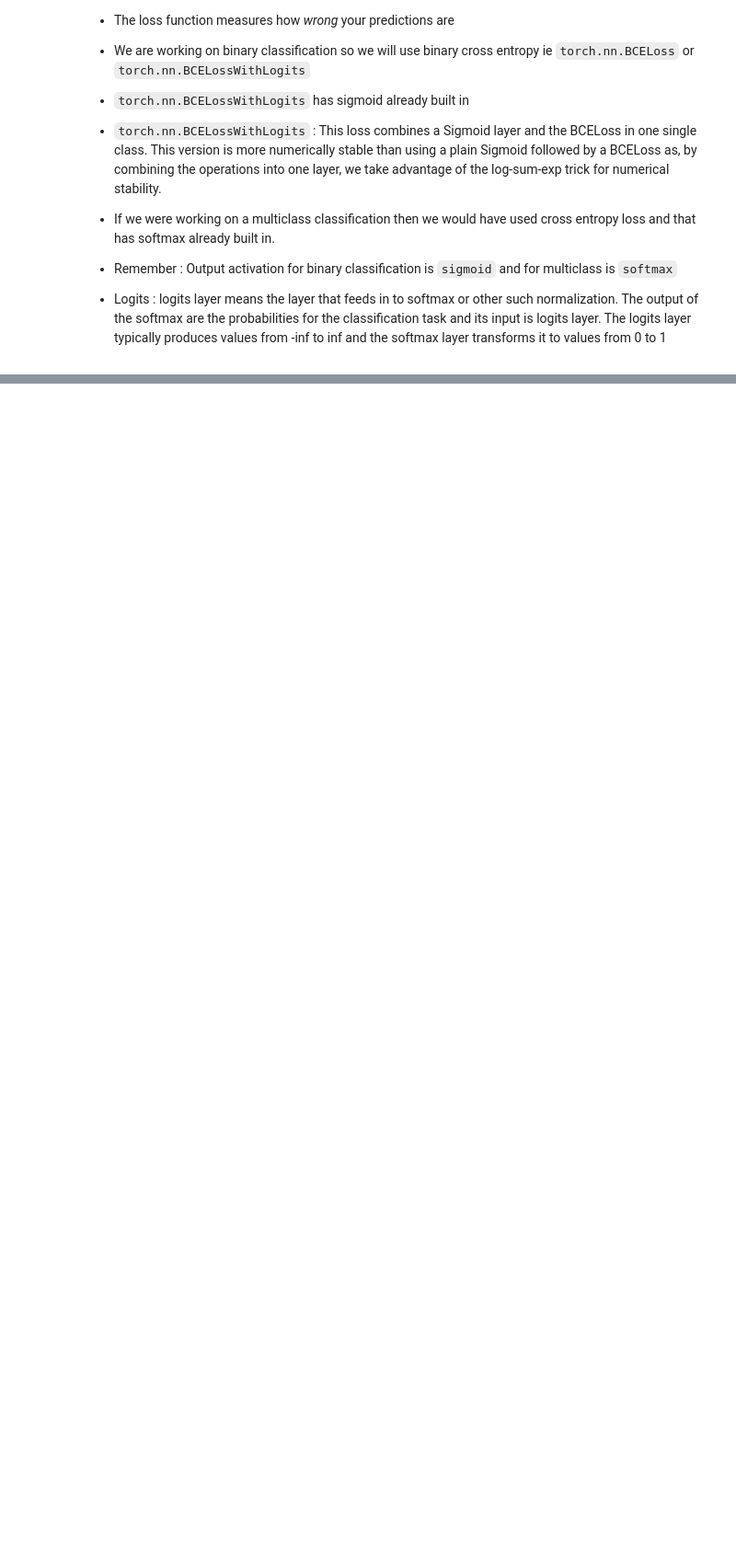
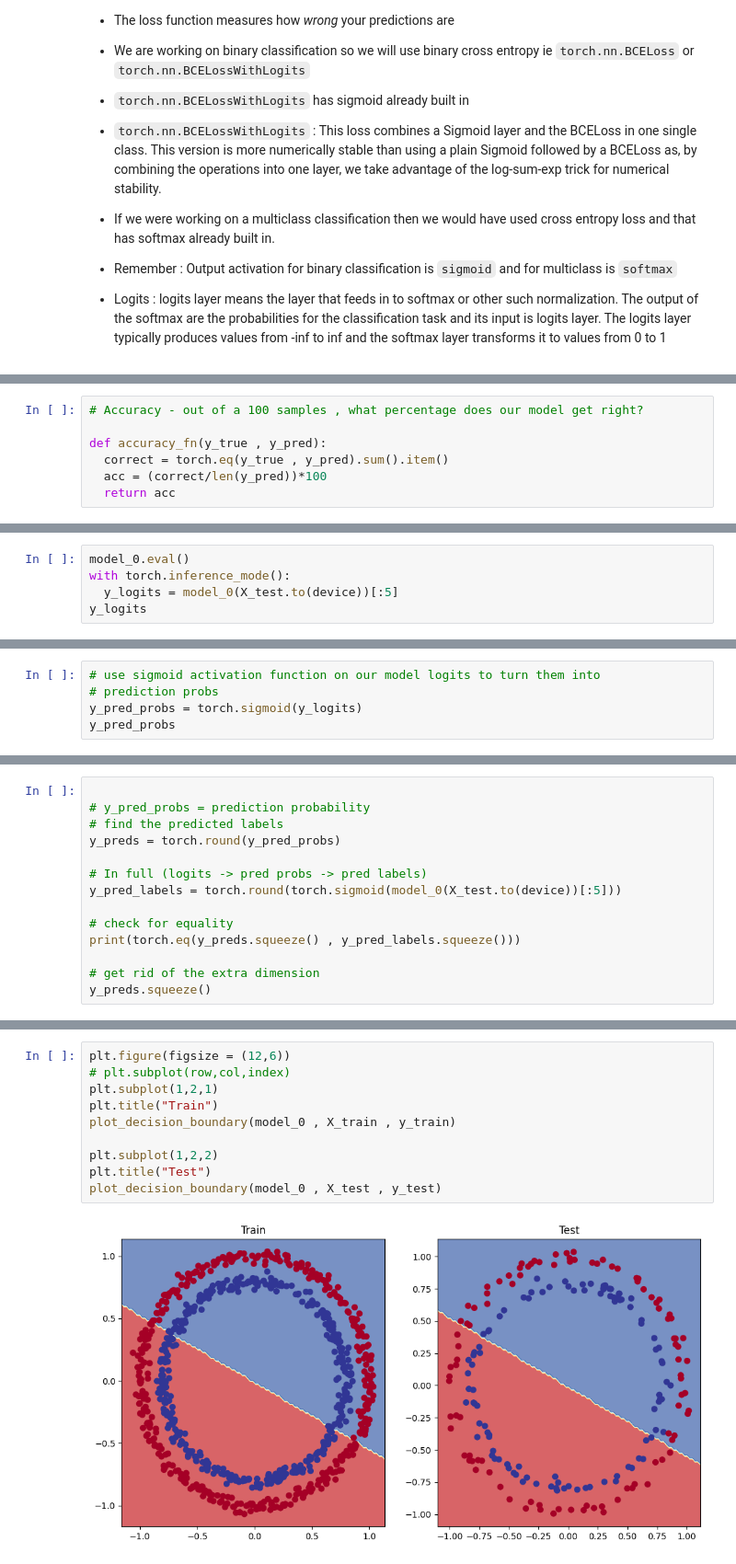
Before and after one commit to mahidhiman12/Deep_learning_with_PyTorch, a Jupyter notebook: 4_PyTorch_NN.ipynb, the cells around one changed output, grey strips where cells are left out. Shown: that part at 92% size. Drawn from its saved outputs; the diff is of its cells as text; blank space fills up the shorter version.

```diff
--- a/4_PyTorch_NN.ipynb
+++ b/4_PyTorch_NN.ipynb
@@ -366,0 +372,7 @@ loss_fn = nn.BCEWithLogitsLoss()
+# %%
+# Accuracy - out of a 100 samples , what percentage does our model get right?
+
+def accuracy_fn(y_true , y_pred):
+  correct = torch.eq(y_true , y_pred).sum().item()
+  acc = (correct/len(y_pred))*100
+  return acc
@@ -366,0 +396,5 @@ loss_fn = nn.BCEWithLogitsLoss()
+# %%
+model_0.eval()
+with torch.inference_mode():
+  y_logits = model_0(X_test.to(device))[:5]
+y_logits
@@ -366,0 +411,5 @@ loss_fn = nn.BCEWithLogitsLoss()
+# %%
+# use sigmoid activation function on our model logits to turn them into
+# prediction probs
+y_pred_probs = torch.sigmoid(y_logits)
+y_pred_probs
@@ -366,0 +431,14 @@ loss_fn = nn.BCEWithLogitsLoss()
+# %%
+
+# y_pred_probs = prediction probability
+# find the predicted labels
+y_preds = torch.round(y_pred_probs)
+
+# In full (logits -> pred probs -> pred labels)
+y_pred_labels = torch.round(torch.sigmoid(model_0(X_test.to(device))[:5]))
+
+# check for equality
+print(torch.eq(y_preds.squeeze() , y_pred_labels.squeeze()))
+
+# get rid of the extra dimension
+y_preds.squeeze()
@@ -366,0 +549,12 @@ loss_fn = nn.BCEWithLogitsLoss()
+# %%
+plt.figure(figsize = (12,6))
+# plt.subplot(row,col,index)
+plt.subplot(1,2,1)
+plt.title("Train")
+plot_decision_boundary(model_0 , X_train , y_train)
+
+plt.subplot(1,2,2)
+plt.title("Test")
+plot_decision_boundary(model_0 , X_test , y_test)
+# %% [output]
+[figure, added]
```
Also changed, not shown: parts of 23 cells of this notebook.
